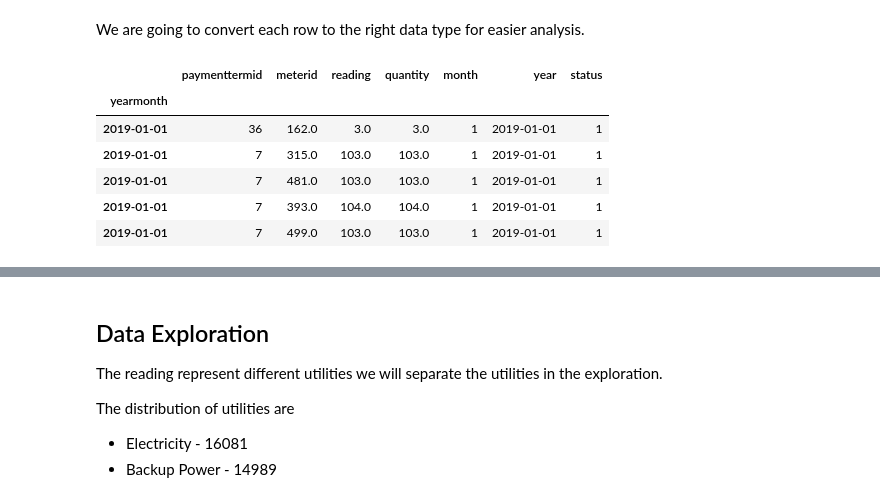
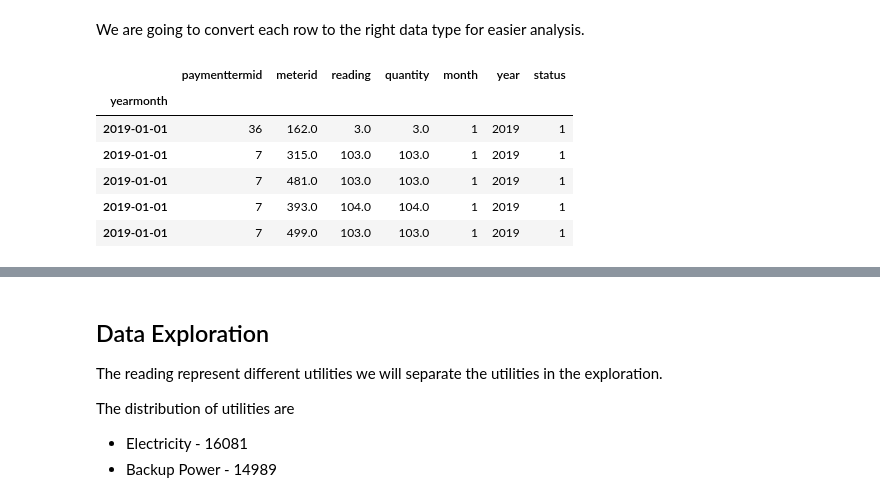
Before and after one commit to Sean-Miningah/UtilitiesAnalytics, a Jupyter notebook: Analysis and Modelling.ipynb, the cells around one changed output, grey strips where cells are left out. Saved outputs shown, nothing was run; the diff lists cells and outputs as text; code cells hidden in the pictures.

```diff
--- a/Analysis and Modelling.ipynb
+++ b/Analysis and Modelling.ipynb
@@ -162,20 +162,20 @@ We are going to convert each row to the right data type for easier analysis.
 # %%
 data[["paymenttermid", "meterid", "status"]] = data[["paymenttermid", "meterid", "status"]].astype("category")
 data["month"] = data["month"].astype(str)
 data["year"] = data["year"].astype(str)
 data["yearmonth"] = pd.to_datetime(data["year"] + ' ' + data["month"])
 
 data = data.set_index('yearmonth')
 data.sort_index(inplace=True)
 
-data["year"] = pd.to_datetime(data['year'], format='%Y')
+data["year"] = data.index.year
 data["month"] = data.index.month
 data.head()
 # %% [output]
 |  | paymenttermid | meterid | reading | quantity | month | year | status |
 | yearmonth |  |  |  |  |  |  |  |
-| 2019-01-01 | 36 | 162.0 | 3.0 | 3.0 | 1 | 2019-01-01 | 1 |
-| 2019-01-01 | 7 | 315.0 | 103.0 | 103.0 | 1 | 2019-01-01 | 1 |
-| 2019-01-01 | 7 | 481.0 | 103.0 | 103.0 | 1 | 2019-01-01 | 1 |
-| 2019-01-01 | 7 | 393.0 | 104.0 | 104.0 | 1 | 2019-01-01 | 1 |
-| 2019-01-01 | 7 | 499.0 | 103.0 | 103.0 | 1 | 2019-01-01 | 1 |
+| 2019-01-01 | 36 | 162.0 | 3.0 | 3.0 | 1 | 2019 | 1 |
+| 2019-01-01 | 7 | 315.0 | 103.0 | 103.0 | 1 | 2019 | 1 |
+| 2019-01-01 | 7 | 481.0 | 103.0 | 103.0 | 1 | 2019 | 1 |
+| 2019-01-01 | 7 | 393.0 | 104.0 | 104.0 | 1 | 2019 | 1 |
+| 2019-01-01 | 7 | 499.0 | 103.0 | 103.0 | 1 | 2019 | 1 |
```
Also changed, not shown: parts of 17 cells of this notebook.
